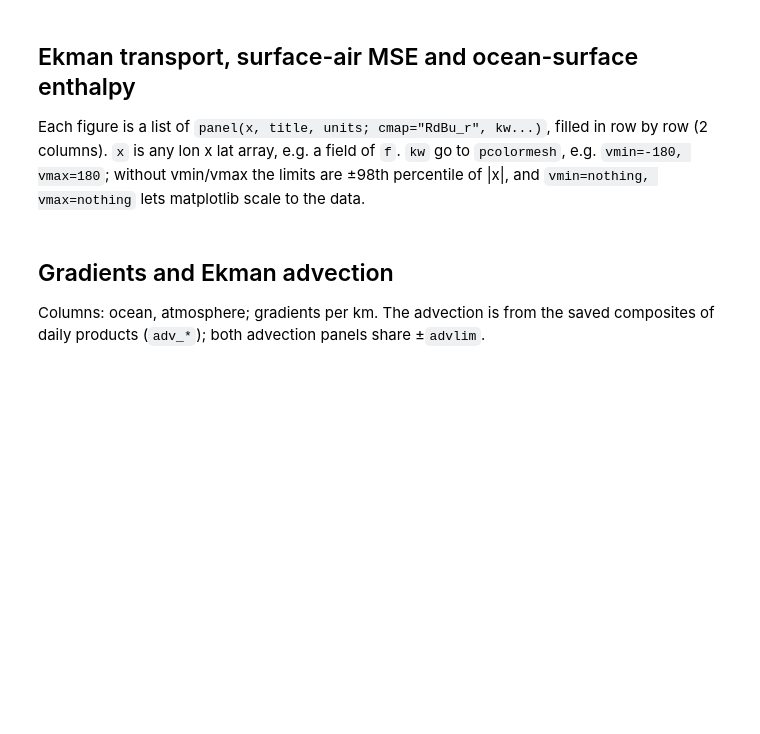
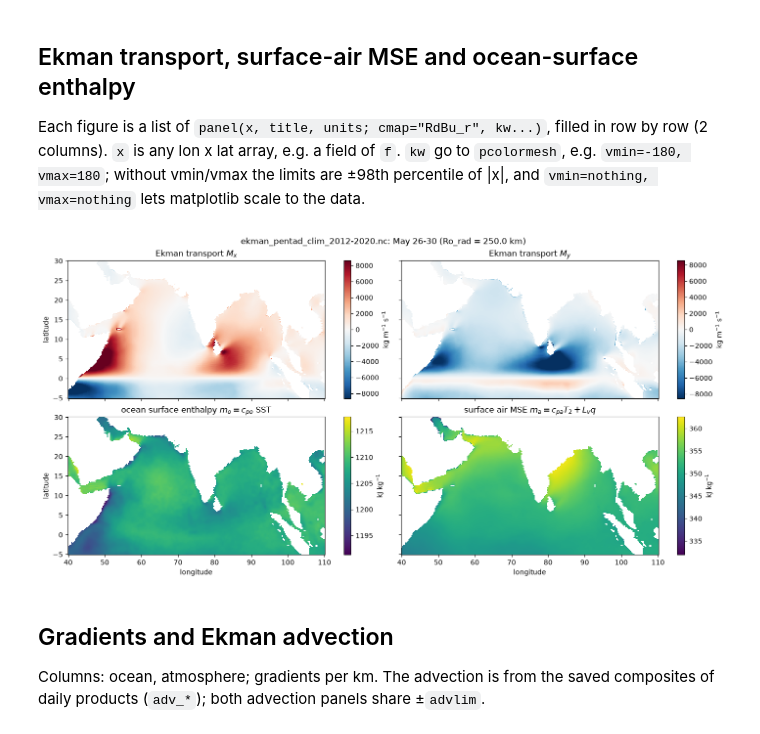
Before and after one commit to deszoeke/ekman-astz, a Jupyter notebook: plot/ekman_plots.ipynb, the cells around one changed output. Cells and saved outputs as stored; diff of their text form; code cells hidden in the pictures; blank space fills up the shorter version.

```diff
--- a/plot/ekman_plots.ipynb
+++ b/plot/ekman_plots.ipynb
@@ -32,10 +34,12 @@ Each figure is a list of `panel(x, title, units; cmap="RdBu_r", kw...)`, filled
 # %%
 panels1 = [
     panel(f.Mx, raw"Ekman transport $M_x$", raw"kg m$^{-1}$ s$^{-1}$"),
     panel(f.My, raw"Ekman transport $M_y$", raw"kg m$^{-1}$ s$^{-1}$"),
-    panel(f.m_a ./ 1e3, raw"surface air MSE $m_a = c_{pa} T_2 + L_v q$", raw"kJ kg$^{-1}$"; cmap="viridis", vmin=nothing, vmax=nothing),
-    panel(f.m_o ./ 1e3, raw"ocean surface enthalpy $m_o = c_{po}$ SST", raw"kJ kg$^{-1}$"; cmap="viridis", vmin=nothing, vmax=nothing)]
+    panel(f.m_o ./ 1e3, raw"ocean surface enthalpy $m_o = c_{po}$ SST", raw"kJ kg$^{-1}$"; cmap="viridis", vmin=nothing, vmax=nothing),
+    panel(f.m_a ./ 1e3, raw"surface air MSE $m_a = c_{pa} T_2 + L_v q$", raw"kJ kg$^{-1}$"; cmap="viridis", vmin=nothing, vmax=nothing)]
 fig1, axs1 = plot_panels(f.lon, f.lat, panels1; land=f.land, suptitle=figtitle);
+# %% [output]
+[figure, added]
 # %%
 # figures display at the end of the cell that makes them; to adjust the axes and show it again:
 # axs1[0, 0].set_xlim(50, 100); axs1[0, 0].set_ylim(-5, 25); display(fig1)
```
Also changed, not shown: parts of 4 cells of this notebook.
